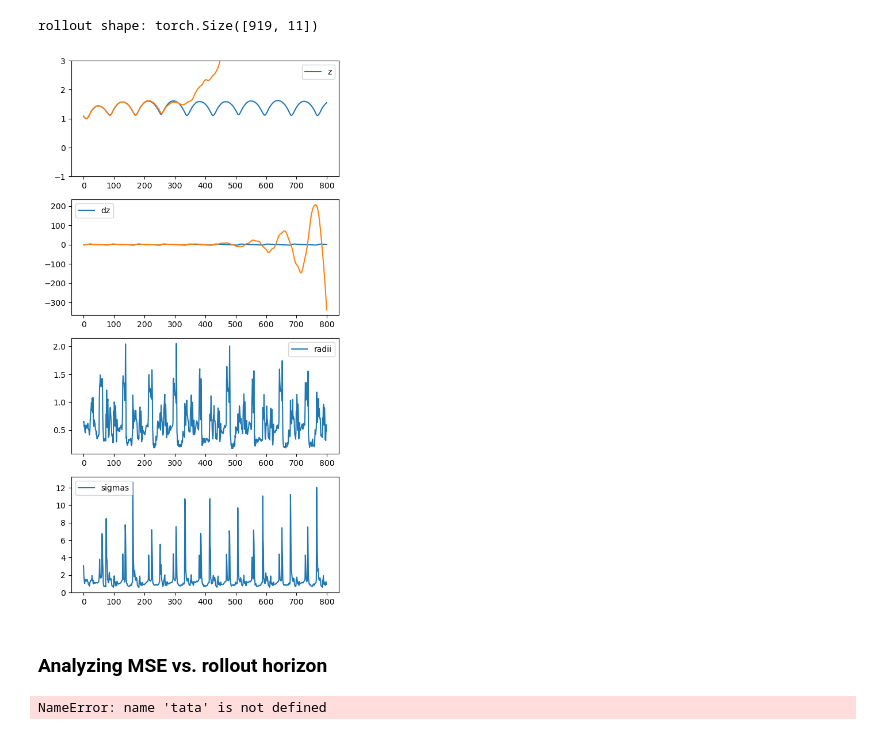
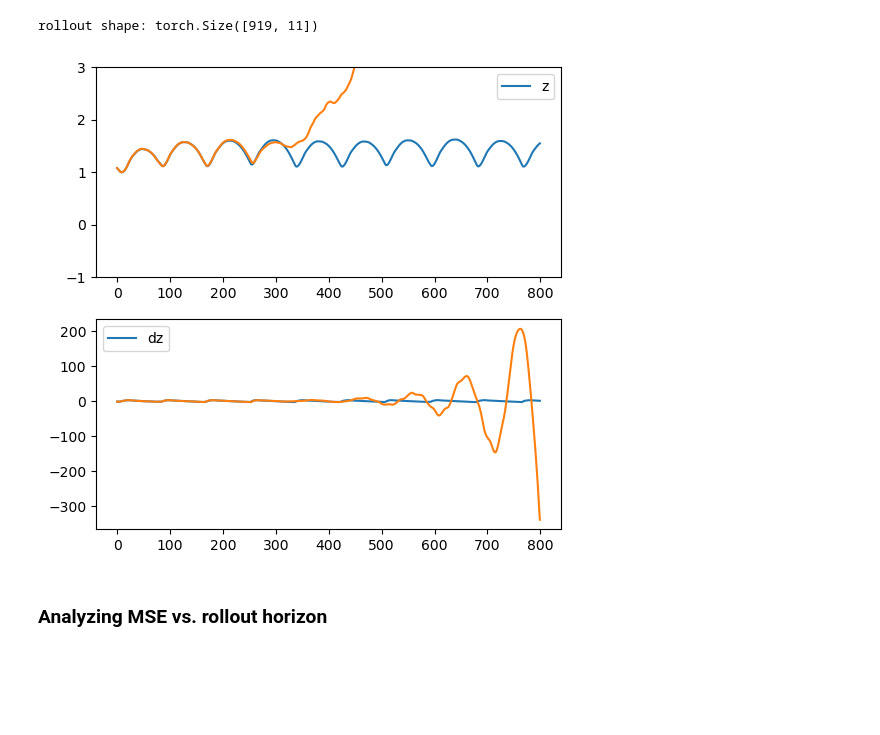
Before and after one commit to maalberg/kind, a Jupyter notebook: examples/mujoco/hopper/02_model_train_global.ipynb, the cells around one changed output. Cells and saved outputs as stored; diff of their text form; code cells hidden in the pictures; blank space fills up the shorter version.

Commit message:
clean mujoco hopper notebook showing global model performance

```diff
--- a/examples/mujoco/hopper/02_model_train_global.ipynb
+++ b/examples/mujoco/hopper/02_model_train_global.ipynb
@@ -169,84 +139,72 @@ with torch.no_grad():
     plot_rollout_traj = torch.unsqueeze(rollout_traj, 0)
     plot_rollout_traj = torch.cat([
         example_mujoco.denormalize_standard(
             s, mean, std) for s, mean, std in zip(torch.split(plot_rollout_traj, 1, dim=-1), obs_mean, obs_std)], dim=-1)
     plot_obs = torch.cat([
         example_mujoco.denormalize_standard(
             s, mean, std) for s, mean, std in zip(torch.split(eval_obs, 1, dim=-1), obs_mean, obs_std)], dim=-1)
 
     plot_obs = plot_obs[[this_traj]]
-    plt.figure(figsize=(6,12))
+    plt.figure(figsize=(6,6))
 
     plot_rollout_traj[:, 500:, :1] = 4.0 # <-- visualization hack
 
-    plt.subplot(4,1,1)
+    plt.subplot(2,1,1)
     plt.plot(plot_obs[0, :disp_end, 0], label='z')
     plt.plot(plot_rollout_traj[0, :disp_end, 0])
     plt.ylim((-1,3))
     plt.legend()
 
-    plt.subplot(4,1,2)
+    plt.subplot(2,1,2)
     plt.plot(plot_obs[0, :disp_end, 6], label='dz')
     plt.plot(plot_rollout_traj[0, :disp_end, 6])
-    plt.legend()
-
-    plt.subplot(4,1,3)
-    plt.plot(spectral_radii[:disp_end], label='radii')
-    plt.legend()
-
-    plt.subplot(4,1,4)
-    plt.plot(sigmas_max[:disp_end], label='sigmas')
     plt.legend()
 
     plt.show()
 
     if datasaved:
         save_step = torch.arange(obs.shape[1]).reshape(1, -1, 1)
-        save_radii = np.array(spectral_radii).reshape(1,-1,1)
-        save_sigmas = np.array(sigmas_max).reshape(1,-1,1)
         savedata = np.concatenate([
             save_step[:1, :disp_end, :1],
             plot_obs[:1, :disp_end, :1], plot_obs[:1, :disp_end, [6]],
-            plot_rollout_traj[:1, :disp_end, :1], plot_rollout_traj[:1, :disp_end, [6]],
-            save_radii[:1, :disp_end, :1], save_sigmas[:1, :disp_end, :1]], axis=2)
+            plot_rollout_traj[:1, :disp_end, :1], plot_rollout_traj[:1, :disp_end, [6]]], axis=2)
         util_data.write_datafile(f'{result_dir}/global_rollout{data_suffix}_seed_{seed}', savedata, delim=' ')
 # %% [output]
-[figure, old version]
+[figure, new version]
 # %% [markdown]
 ### Analyzing MSE vs. rollout horizon
 # %%
-print(tata.shape)
-
 # --! compute MSE over rollout horizons
 
-traj_mse = []
-with torch.no_grad():
-    for j in range(eval_obs.shape[0]): # trajectory
-        print(f'processing trajectory {j+1} out of {eval_obs.shape[0]}')
-        mse = []
-        for h in range(1, eval_obs.shape[1]): # horizon
-            s0 = eval_obs[j, 0]
-            cmp_rollout = example_mujoco.rollout_global(
-                model, s0,
-                eval_obs[j, :h], eval_act[j, :h],
-                reset_nsample=reanchor_nsample)
+mseanalyzed = False
 
-            cmp_rollout = torch.unsqueeze(cmp_rollout, 0)
-            cmp_rollout = torch.cat([
-                example_mujoco.denormalize_standard(
-                    s, mean, std) for s, mean, std in zip(torch.split(cmp_rollout, 1, dim=-1), obs_mean, obs_std)], dim=-1)
-            cmp_obs = torch.cat([
-                example_mujoco.denormalize_standard(
-                    s, mean, std) for s, mean, std in zip(torch.split(eval_obs[[j], :(h+1)], 1, dim=-1), obs_mean, obs_std)], dim=-1)
-            loss = F.mse_loss(cmp_rollout, cmp_obs)
-            mse.append(loss)
-            if h % 100 == 0:
-                print(f'\thorizon {h} out of {eval_obs.shape[1]}, loss: {loss}')
-        mse = torch.stack(mse)
-        traj_mse.append(mse)
-    traj_mse = torch.stack(traj_mse)
+if mseanalyzed:
+    traj_mse = []
+    with torch.no_grad():
+        for j in range(eval_obs.shape[0]): # trajectory
+            print(f'processing trajectory {j+1} out of {eval_obs.shape[0]}')
+            mse = []
+            for h in range(1, eval_obs.shape[1]): # horizon
+                s0 = eval_obs[j, 0]
+                cmp_rollout = example_mujoco.rollout_global(
+                    model, s0,
+                    eval_obs[j, :h], eval_act[j, :h],
+                    reset_nsample=reanchor_nsample)
+
+                cmp_rollout = torch.unsqueeze(cmp_rollout, 0)
+                cmp_rollout = torch.cat([
+                    example_mujoco.denormalize_standard(
+                        s, mean, std) for s, mean, std in zip(torch.split(cmp_rollout, 1, dim=-1), obs_mean, obs_std)], dim=-1)
+                cmp_obs = torch.cat([
+                    example_mujoco.denormalize_standard(
+                        s, mean, std) for s, mean, std in zip(torch.split(eval_obs[[j], :(h+1)], 1, dim=-1), obs_mean, obs_std)], dim=-1)
+                loss = F.mse_loss(cmp_rollout, cmp_obs)
+                mse.append(loss)
+                if h % 100 == 0:
+                    print(f'\thorizon {h} out of {eval_obs.shape[1]}, loss: {loss}')
+            mse = torch.stack(mse)
+            traj_mse.append(mse)
+        traj_mse = torch.stack(traj_mse)
-# %% [output]
-NameError: name 'tata' is not defined
 # %%
 # --! plot MSE vs horizon
 
```
Also changed, not shown: parts of 3 cells of this notebook.
